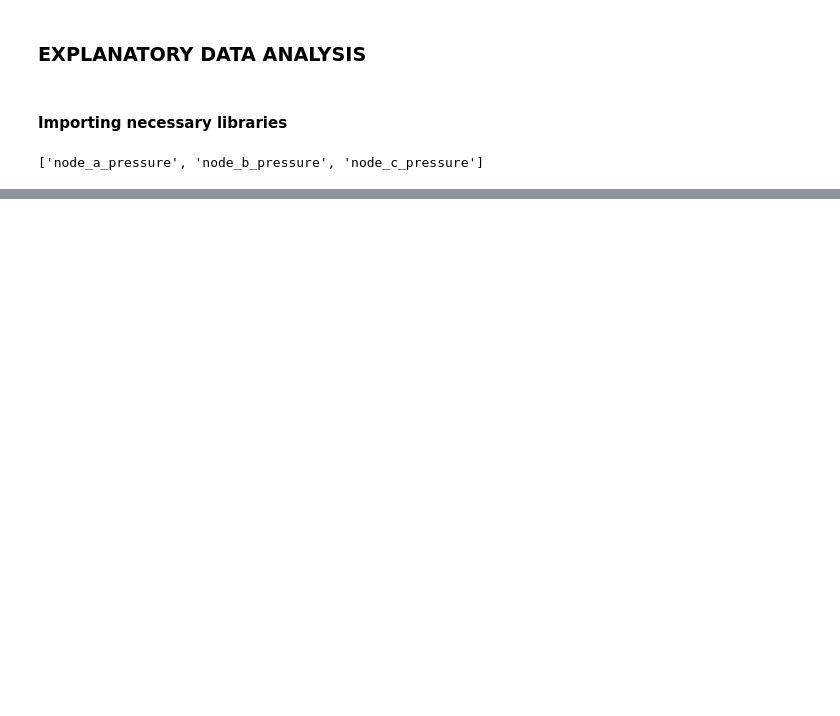
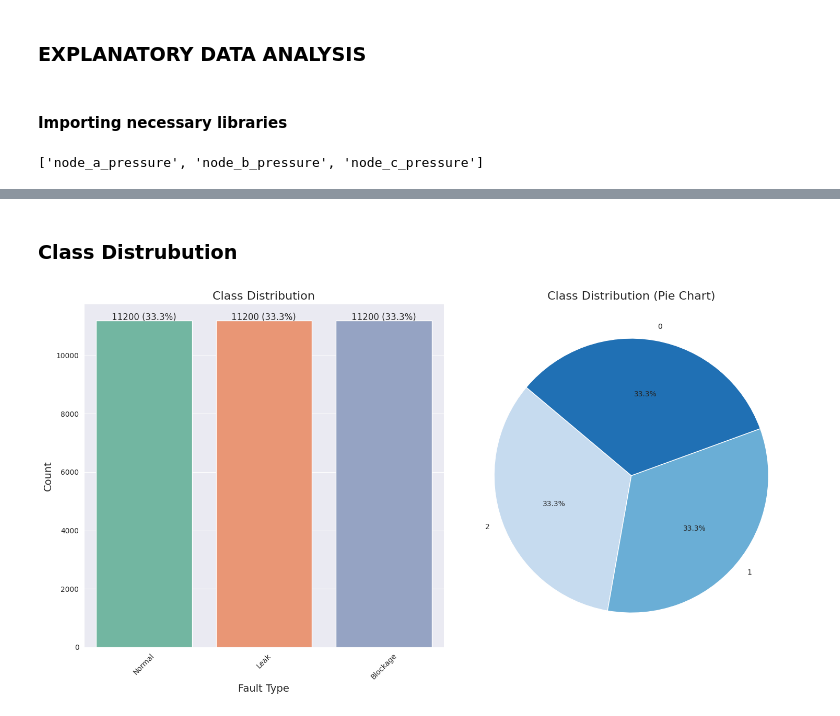
Before and after one commit to Darlene-13/SmartPipe-AI-Powered-Leak-Detection-for-Kenya-s-Pipeline-Network, a Jupyter notebook: ml_service/notebooks/01_EDA.ipynb, the cells around one changed output, grey strips where cells are left out. Saved outputs shown, nothing was run; the diff lists cells and outputs as text; code cells hidden in the pictures; blank space fills up the shorter version.

Commit message:
added fault column name

```diff
--- a/ml_service/notebooks/01_EDA.ipynb
+++ b/ml_service/notebooks/01_EDA.ipynb
@@ -154,0 +192,4 @@ dtype: object
+# %%
+# Check label distribution
+label_counts = df['label'].value_counts()
+print(f"Label distribution:\n{label_counts}")
@@ -167,2 +215,35 @@ df.describe()
 | max | 700.000000 | 45000.000000 | 2.769596 | 0.045784 | 44.802546 | 40.826997 | 0.446441 | ... |
 8 rows × 28 columns
+# %% [markdown]
+### Class Distrubution
+# %%
+# Plot class distribution
+fig, axes = plt.subplots(1,2, figsize=(15, 8))
+
+# Count plot
+sns.countplot(
+    data= df,
+    x= "fault_type",
+    order = ["Normal", "Leak", "Blockage"],
+    hue = "label",
+    palette = 'Set2',
+    ax = axes[0],
+    legend = False
+)
+
+# Annotate bars
+for i,(count, pct) in enumerate(zip(label_counts, label_counts/len(df)*100)):
+    axes[0].text(i, count + 5, f"{count} ({pct:.1f}%)", ha='center', fontsize=12)
+
+axes[0].set_title("Class Distribution", fontsize=16)
+axes[0].set_xlabel("Fault Type", fontsize=14)
+axes[0].set_ylabel("Count", fontsize=14)
+axes[0].tick_params(axis='x', rotation=45)
+
+# Pie chart
+axes[1].pie(label_counts, labels=label_counts.index, autopct='%1.1f%%', startangle=140, colors=sns.color_palette("Blues", len(label_counts)))
+axes[1].set_title("Class Distribution (Pie Chart)", fontsize=16)
+plt.tight_layout()
+plt.show()
+# %% [output]
+[figure, added]
```
Also changed, not shown: parts of 12 cells of this notebook, 4 other files.
